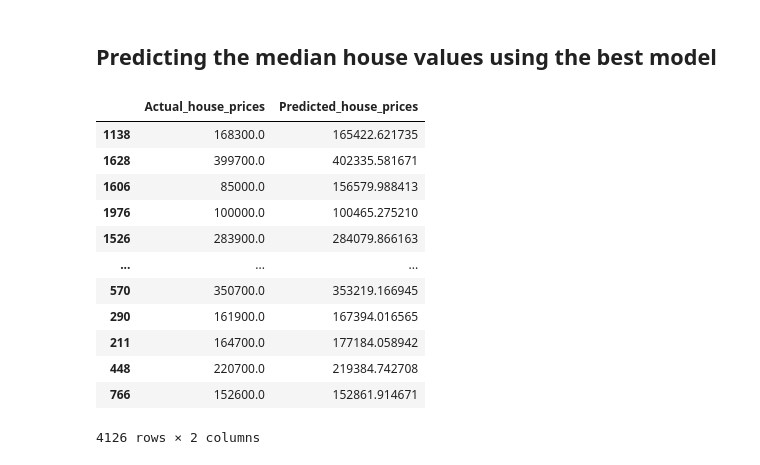
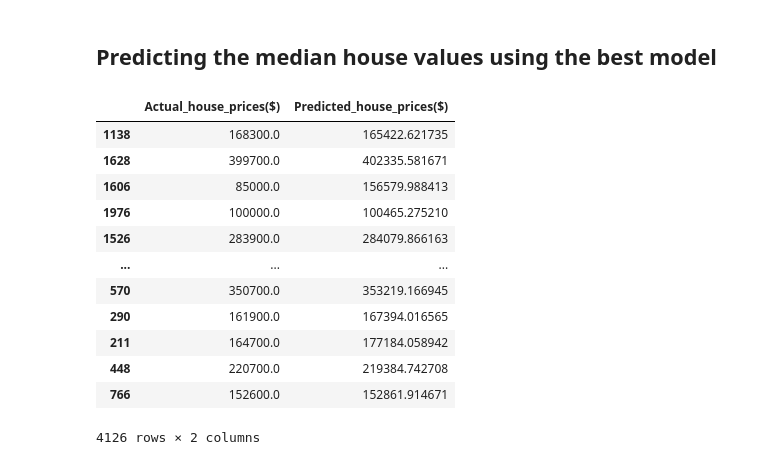
Before and after one commit to saiyedduri/Housing-prices-prediction, a Jupyter notebook: Housing prices jupyter notebook2.ipynb, the cells around one changed output. Drawn from its saved outputs; the diff is of its cells as text; code cells hidden in the pictures.

```diff
--- a/Housing prices jupyter notebook2.ipynb
+++ b/Housing prices jupyter notebook2.ipynb
@@ -683,11 +870,11 @@ y_pred_logs=rf_reg.predict(X_test)
 # Converting back to original units from logarithmic values
 y_pred=np.expm1(y_pred_logs)
 # %%
-pd.DataFrame({"Actual_house_prices":y_test_act,
-              "Predicted_house_prices":y_pred
+pd.DataFrame({"Actual_house_prices($)":y_test_act,
+              "Predicted_house_prices($)":y_pred
               })
 # %% [output]
-|  | Actual_house_prices | Predicted_house_prices |
+|  | Actual_house_prices($) | Predicted_house_prices($) |
 | 1138 | 168300.0 | 165422.621735 |
 | 1628 | 399700.0 | 402335.581671 |
 | 1606 | 85000.0 | 156579.988413 |
```
Also changed, not shown: parts of 5 cells of this notebook.
